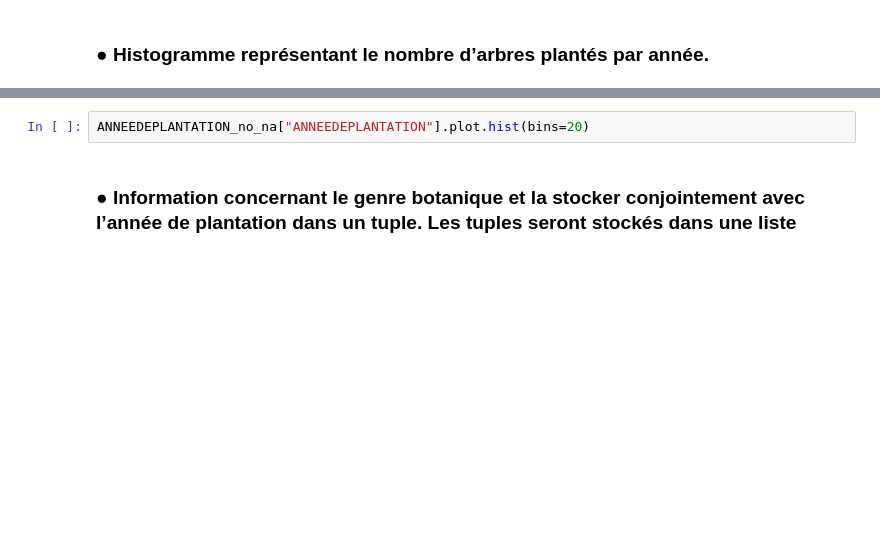
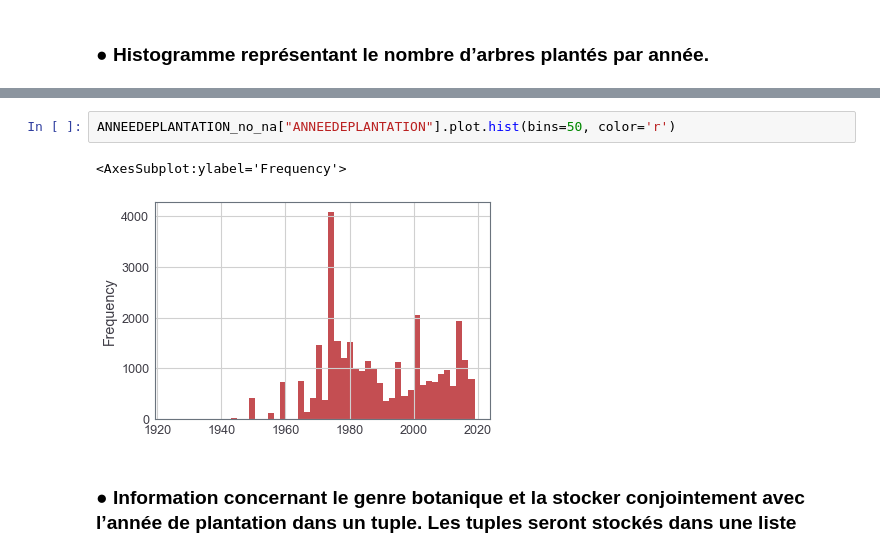
Before and after one commit to gaegirard/Projet_arbre, a Jupyter notebook: notebook/Projet_python_arbre_pandas.ipynb, the cells around one changed output, grey strips where cells are left out. Saved outputs shown, nothing was run; the diff lists cells and outputs as text; blank space fills up the shorter version.

Commit message:
modified notebook, used nbdime to visualize diff

```diff
--- a/notebook/Projet_python_arbre_pandas.ipynb
+++ b/notebook/Projet_python_arbre_pandas.ipynb
@@ -93,5 +210,8 @@ ANNEEDEPLANTATION_no_na["ANNEEDEPLANTATION"].value_counts().sort_index(ascending
 # %%
-ANNEEDEPLANTATION_no_na["ANNEEDEPLANTATION"].plot.hist(bins=20)
+ANNEEDEPLANTATION_no_na["ANNEEDEPLANTATION"].plot.hist(bins=50, color='r')
+# %% [output]
+<AxesSubplot:ylabel='Frequency'>
+[figure, added]
 # %% [markdown]
 ### ● Information concernant le genre botanique et la stocker conjointement avec l’année de plantation dans un tuple. Les tuples seront stockés dans une liste
 # %%
```
Also changed, not shown: parts of 14 cells of this notebook, 1 other file.
